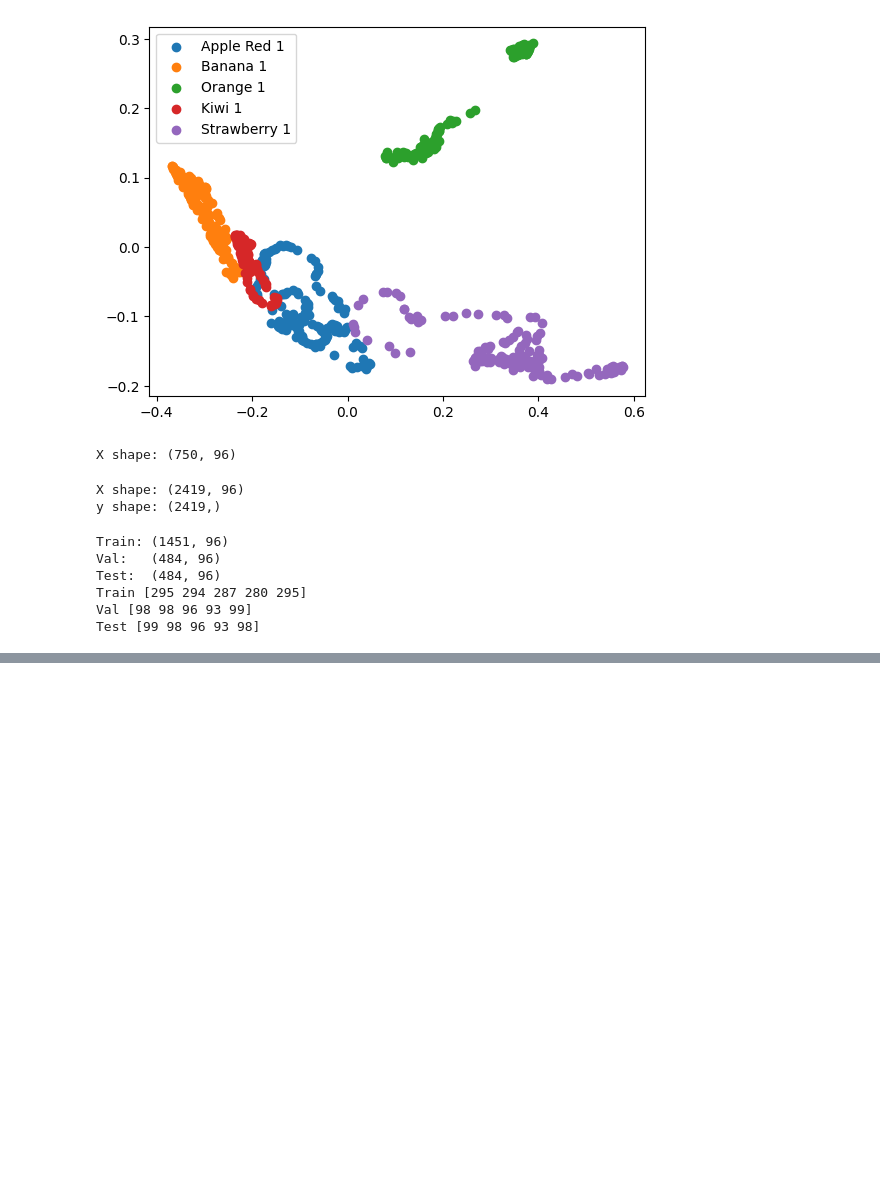
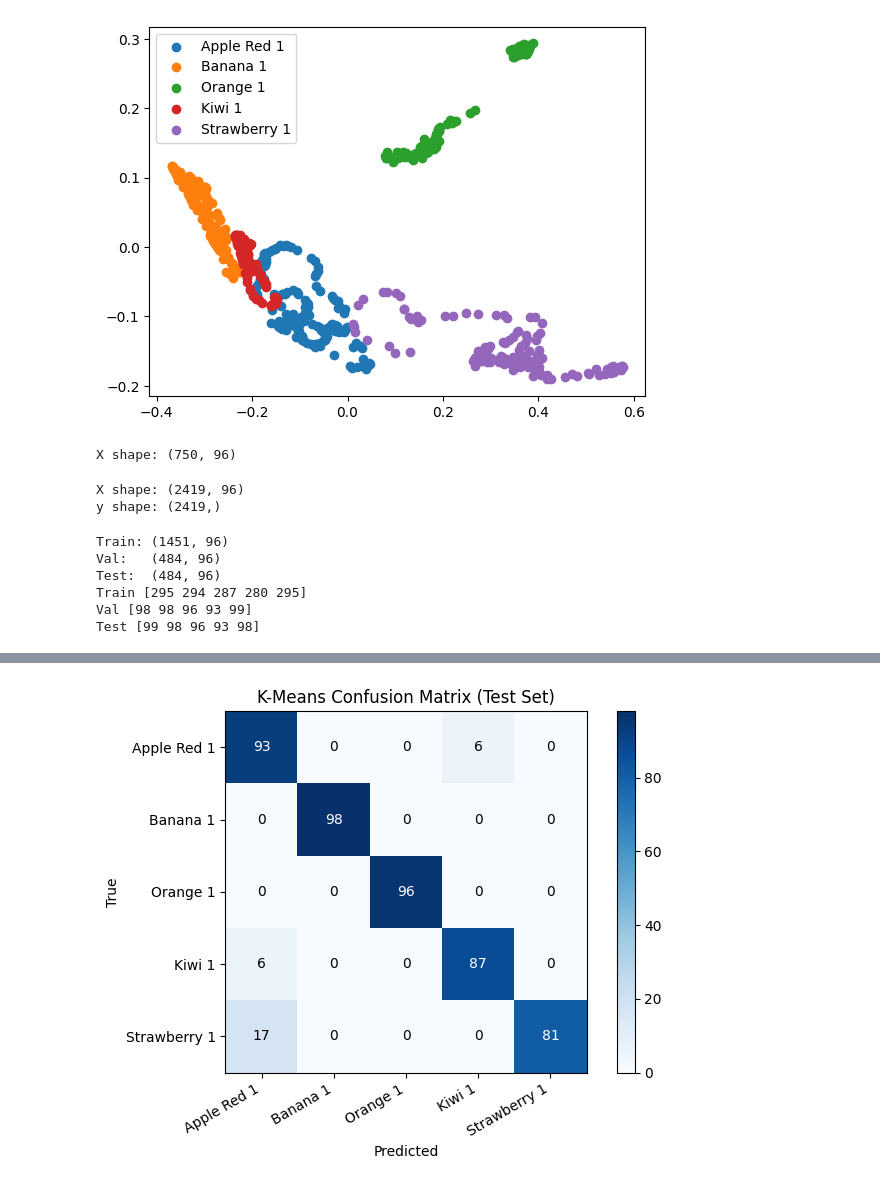
Before and after one commit to nour-ehab/ML-Project, a Jupyter notebook: part_b_images/01_images_preprocessing.ipynb, the cells around one changed output, grey strips where cells are left out. Drawn from its saved outputs; the diff is of its cells as text; code cells hidden in the pictures; blank space fills up the shorter version.

```diff
--- a/part_b_images/01_images_preprocessing.ipynb
+++ b/part_b_images/01_images_preprocessing.ipynb
@@ -204,0 +256,14 @@ np.savez("data/split_scaled.npz",
+# %%
+tr, va, te = build_features(best_n_comp)
+km = KMeans(n_clusters=N_CLASSES, n_init=10, random_state=42).fit(tr)
+
+mapping = cluster_to_label_map(km.labels_, y_train)
+print("Cluster -> class mapping:", {k: CLASSES[v] for k, v in mapping.items()})
+
+test_clusters = km.predict(te)
+test_pred = apply_map(test_clusters, mapping)
+
+print(f"\nTest accuracy: {accuracy_score(y_test, test_pred):.4f}")
+print(f"Test silhouette: {silhouette_score(te, test_clusters):.4f}")
+print("\nClassification report:")
+print(classification_report(y_test, test_pred, target_names=CLASSES))
@@ -204,0 +288,21 @@ np.savez("data/split_scaled.npz",
+# %%
+cm = confusion_matrix(y_test, test_pred)
+
+plt.figure(figsize=(7, 5))
+plt.imshow(cm, cmap="Blues")
+plt.colorbar()
+plt.xticks(range(N_CLASSES), CLASSES, rotation=30, ha="right")
+plt.yticks(range(N_CLASSES), CLASSES)
+
+for i in range(N_CLASSES):
+    for j in range(N_CLASSES):
+        plt.text(j, i, cm[i, j], ha="center", va="center",
+                 color="white" if cm[i, j] > cm.max() / 2 else "black")
+
+plt.xlabel("Predicted")
+plt.ylabel("True")
+plt.title("K-Means Confusion Matrix (Test Set)")
+plt.tight_layout()
+plt.show()
+# %% [output]
+[figure, added]
```
Also changed, not shown: parts of 13 cells of this notebook.
